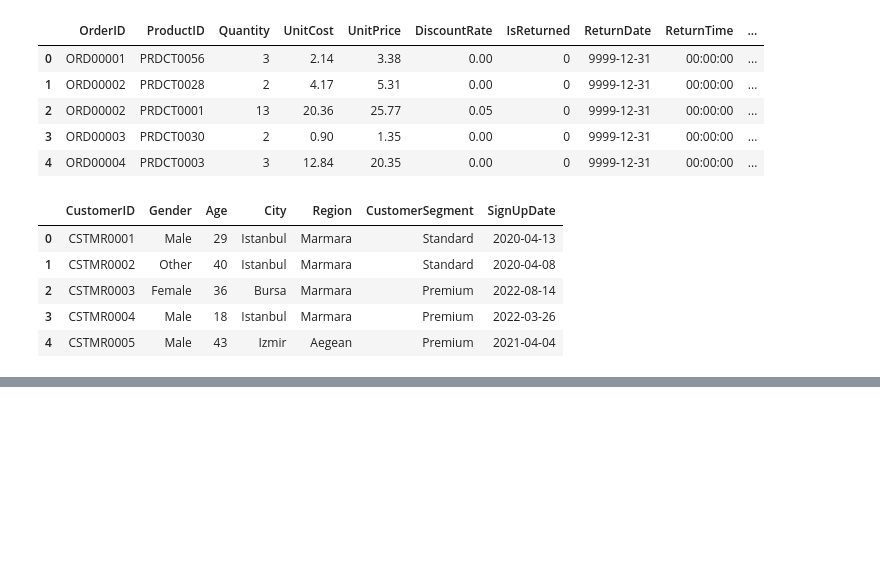
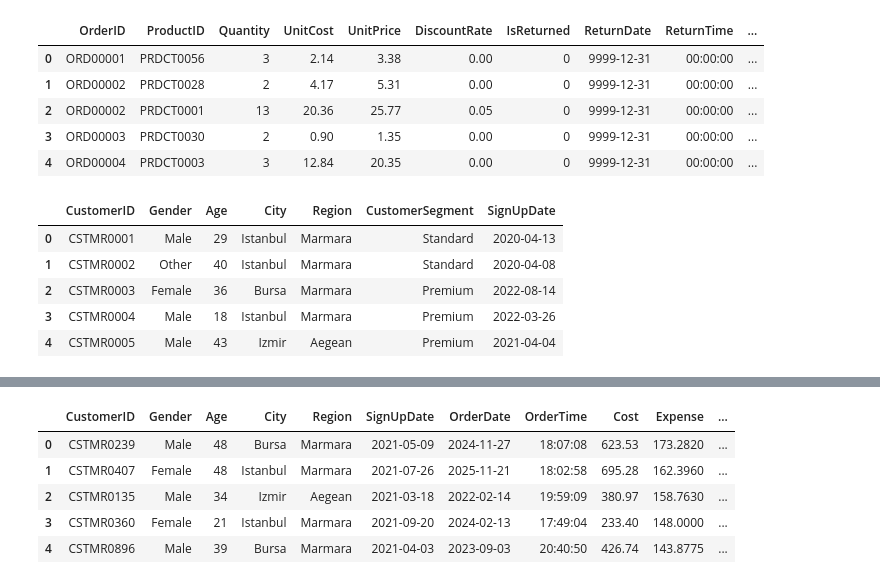
Before and after one commit to geff-ghost/notebooks, a Jupyter notebook: retail_data/MixedKnowledge.ipynb, the cells around one changed output, grey strips where cells are left out. Saved outputs shown, nothing was run; the diff lists cells and outputs as text; code cells hidden in the pictures; blank space fills up the shorter version.

Commit message:
Grouping in Categories using SQL

```diff
--- a/retail_data/MixedKnowledge.ipynb
+++ b/retail_data/MixedKnowledge.ipynb
@@ -1227,0 +1309,33 @@ pd.read_sql(query, conn)
+# %%
+query = """
+SELECT
+    c.CustomerID,
+    c.Gender,
+    c.Age,
+    c.City,
+    c.Region,
+    c.SignUpDate,
+    o.OrderDate,
+    o.OrderTime,
+    od.Quantity * od.UnitCost AS Cost,
+    (od.Quantity * od.UnitPrice) * od.DiscountRate AS Expense,
+    p.ProductName,
+    c.CategoryName
+FROM Customers c
+JOIN Orders o ON c.CustomerID=o.CustomerID
+JOIN Order_details od ON o.OrderID=od.OrderID
+JOIN Products p ON od.ProductID=p.ProductID
+JOIN Categories c ON p.CategoryID=c.CategoryID
+WHERE c.CustomerSegment='Standard'
+ORDER BY Expense DESC
+LIMIT 5;
+"""
+
+pd.read_sql(query, conn)
+# %% [output]
+|  | CustomerID | Gender | Age | City | Region | SignUpDate | OrderDate | OrderTime | Cost | Expense | ... |
+| 0 | CSTMR0239 | Male | 48 | Bursa | Marmara | 2021-05-09 | 2024-11-27 | 18:07:08 | 623.53 | 173.2820 | ... |
+| 1 | CSTMR0407 | Female | 48 | Istanbul | Marmara | 2021-07-26 | 2025-11-21 | 18:02:58 | 695.28 | 162.3960 | ... |
+| 2 | CSTMR0135 | Male | 34 | Izmir | Aegean | 2021-03-18 | 2022-02-14 | 19:59:09 | 380.97 | 158.7630 | ... |
+| 3 | CSTMR0360 | Female | 21 | Istanbul | Marmara | 2021-09-20 | 2024-02-13 | 17:49:04 | 233.40 | 148.0000 | ... |
+| 4 | CSTMR0896 | Male | 39 | Bursa | Marmara | 2021-04-03 | 2023-09-03 | 20:40:50 | 426.74 | 143.8775 | ... |
```
Also changed, not shown: parts of 4 cells of this notebook.
